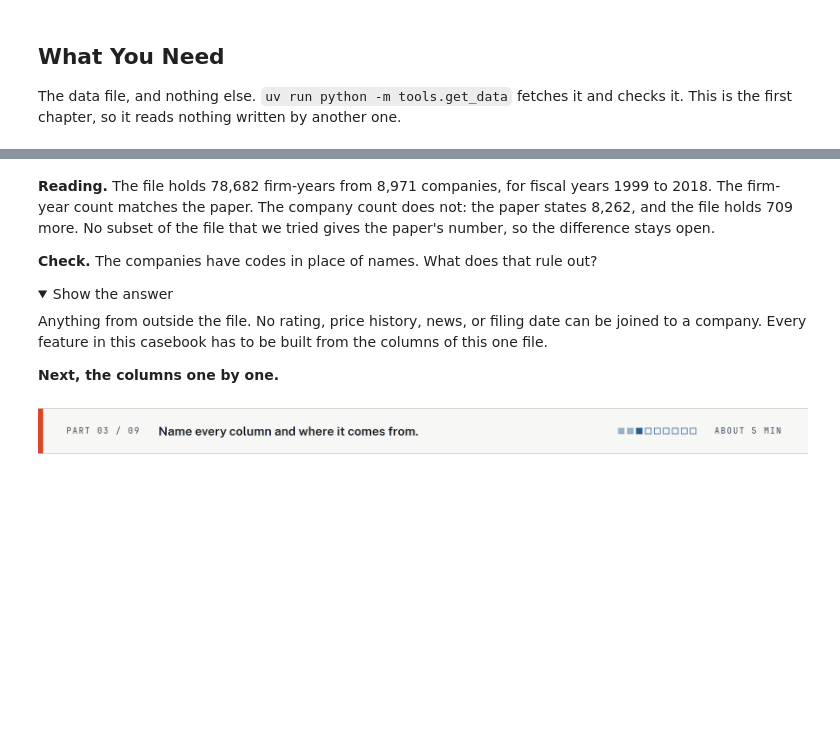
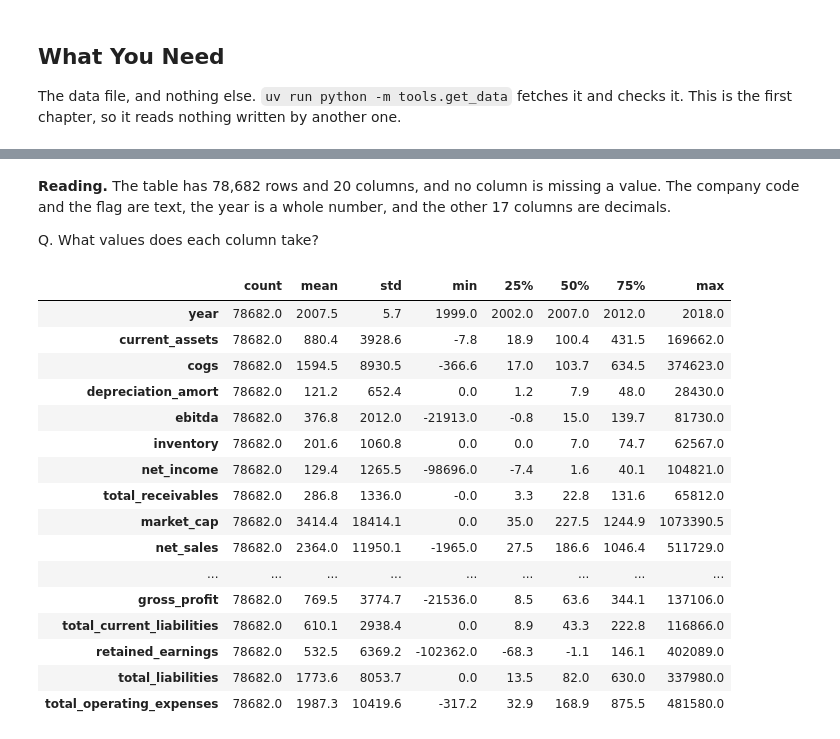
Before and after one commit to lenamonj/corp-default, a Jupyter notebook: notebooks/01_the_panel.ipynb, the cells around one changed output, grey strips where cells are left out. Cells and saved outputs as stored; diff of their text form; code cells hidden in the pictures; folded sections open; blank space fills up the shorter version.

```diff
--- a/notebooks/01_the_panel.ipynb
+++ b/notebooks/01_the_panel.ipynb
@@ -123,21 +117,34 @@ counts.assign(difference=counts["file"] - counts["paper"])
 # %% [markdown]
-**Reading.** The file holds 78,682 firm-years from 8,971 companies, for fiscal years 1999 to 2018.
-The firm-year count matches the paper.
-The company count does not: the paper states 8,262, and the file holds 709 more.
-No subset of the file that we tried gives the paper's number, so the difference stays open.
+**Reading.** The table has 78,682 rows and 20 columns, and no column is missing a value.
+The company code and the flag are text, the year is a whole number, and the other 17 columns are decimals.
 
-**Check.** The companies have codes in place of names. What does that rule out?
-
-<details>
-<summary>Show the answer</summary>
-
-Anything from outside the file.
-No rating, price history, news, or filing date can be joined to a company.
-Every feature in this casebook has to be built from the columns of this one file.
-
-</details>
-
-**Next, the columns one by one.**
+Q. What values does each column take?
-# %% [markdown]
-![Part 3 of 9. Name every column and where it comes from. About 5 minutes.](embedded-picture-1)
+# %%
+summary = raw.describe().T
+# The reading below says every account's mean is above its median. Checked here.
+assert (summary.loc[RAW_ITEMS, "mean"] > summary.loc[RAW_ITEMS, "50%"]).all()
+store.put(
+    "assets_mean_to_median",
+    summary.loc["total_assets", "mean"] / summary.loc["total_assets", "50%"],
+)
+
+summary.round(1)
+# %% [output]
+|  | count | mean | std | min | 25% | 50% | 75% | max |
+| year | 78682.0 | 2007.5 | 5.7 | 1999.0 | 2002.0 | 2007.0 | 2012.0 | 2018.0 |
+| current_assets | 78682.0 | 880.4 | 3928.6 | -7.8 | 18.9 | 100.4 | 431.5 | 169662.0 |
+| cogs | 78682.0 | 1594.5 | 8930.5 | -366.6 | 17.0 | 103.7 | 634.5 | 374623.0 |
+| depreciation_amort | 78682.0 | 121.2 | 652.4 | 0.0 | 1.2 | 7.9 | 48.0 | 28430.0 |
+| ebitda | 78682.0 | 376.8 | 2012.0 | -21913.0 | -0.8 | 15.0 | 139.7 | 81730.0 |
+| inventory | 78682.0 | 201.6 | 1060.8 | 0.0 | 0.0 | 7.0 | 74.7 | 62567.0 |
+| net_income | 78682.0 | 129.4 | 1265.5 | -98696.0 | -7.4 | 1.6 | 40.1 | 104821.0 |
+| total_receivables | 78682.0 | 286.8 | 1336.0 | -0.0 | 3.3 | 22.8 | 131.6 | 65812.0 |
+| market_cap | 78682.0 | 3414.4 | 18414.1 | 0.0 | 35.0 | 227.5 | 1244.9 | 1073390.5 |
+| net_sales | 78682.0 | 2364.0 | 11950.1 | -1965.0 | 27.5 | 186.6 | 1046.4 | 511729.0 |
+| ... | ... | ... | ... | ... | ... | ... | ... | ... |
+| gross_profit | 78682.0 | 769.5 | 3774.7 | -21536.0 | 8.5 | 63.6 | 344.1 | 137106.0 |
+| total_current_liabilities | 78682.0 | 610.1 | 2938.4 | 0.0 | 8.9 | 43.3 | 222.8 | 116866.0 |
+| retained_earnings | 78682.0 | 532.5 | 6369.2 | -102362.0 | -68.3 | -1.1 | 146.1 | 402089.0 |
+| total_liabilities | 78682.0 | 1773.6 | 8053.7 | 0.0 | 13.5 | 82.0 | 630.0 | 337980.0 |
+| total_operating_expenses | 78682.0 | 1987.3 | 10419.6 | -317.2 | 32.9 | 168.9 | 875.5 | 481580.0 |
 # %% [markdown]
```
Also changed, not shown: parts of 92 cells of this notebook, 6 other files.
